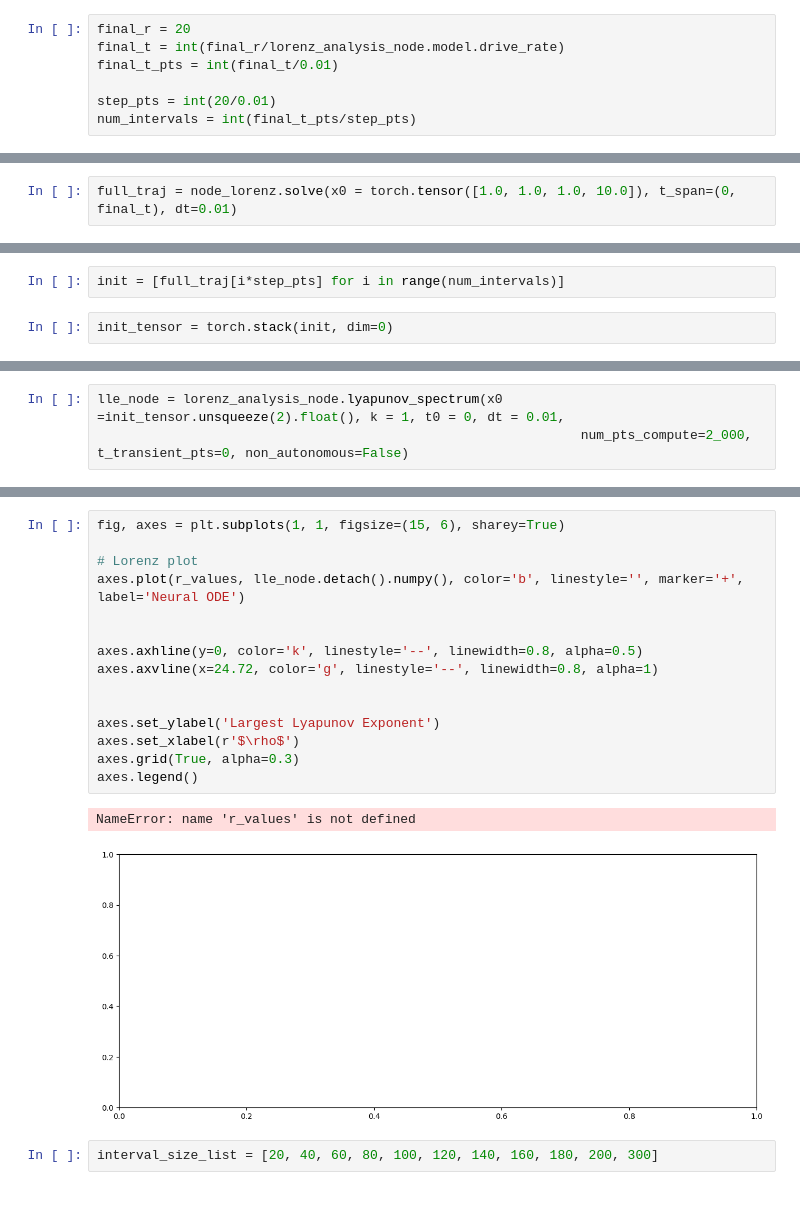
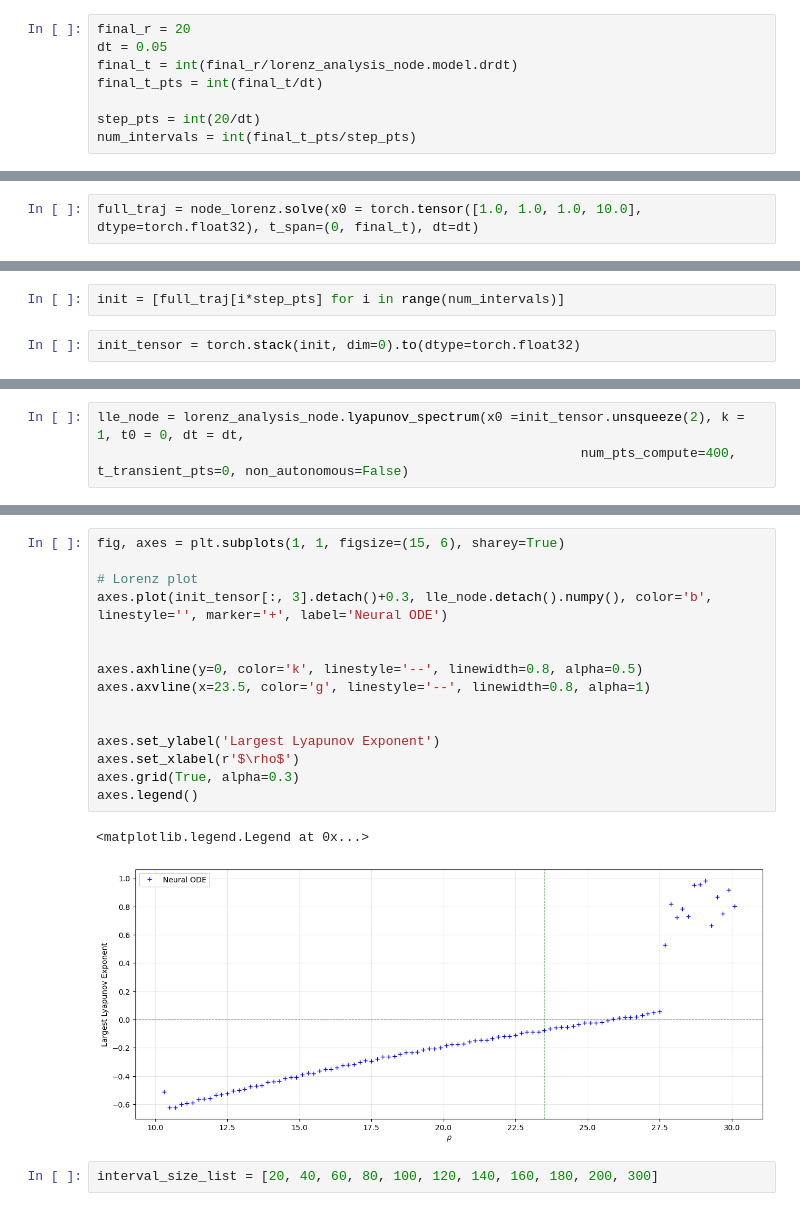
Before and after one commit to JPROSS18/JackRoss-PhD-Notes, a Jupyter notebook: NODE_Dynamic_Bifurcation_Parameter/Lyapunov_EWS_project/MovingAverageLyapunovExponents copy.ipynb, the cells around one changed output, grey strips where cells are left out. Cells and saved outputs as stored; diff of their text form.

Commit message:
Neural ODE work

```diff
--- a/NODE_Dynamic_Bifurcation_Parameter/Lyapunov_EWS_project/MovingAverageLyapunovExponents copy.ipynb
+++ b/NODE_Dynamic_Bifurcation_Parameter/Lyapunov_EWS_project/MovingAverageLyapunovExponents copy.ipynb
@@ -131,7 +145,8 @@ lorenz_analysis_node.model.drive_rate = 0.01
 # %%
 final_r = 20
-final_t = int(final_r/lorenz_analysis_node.model.drive_rate)
-final_t_pts = int(final_t/0.01)
+dt = 0.05
+final_t = int(final_r/lorenz_analysis_node.model.drdt)
+final_t_pts = int(final_t/dt)
 
-step_pts = int(20/0.01)
+step_pts = int(20/dt)
 num_intervals = int(final_t_pts/step_pts)
@@ -138,2 +174,2 @@ num_intervals = int(final_t_pts/step_pts)
 # %%
-full_traj = node_lorenz.solve(x0 = torch.tensor([1.0, 1.0, 1.0, 10.0]), t_span=(0, final_t), dt=0.01)
+full_traj = node_lorenz.solve(x0 = torch.tensor([1.0, 1.0, 1.0, 10.0], dtype=torch.float32), t_span=(0, final_t), dt=dt)
@@ -142,4 +176,4 @@ Error:
 # %%
 init = [full_traj[i*step_pts] for i in range(num_intervals)]
 # %%
-init_tensor = torch.stack(init, dim=0)
+init_tensor = torch.stack(init, dim=0).to(dtype=torch.float32)
@@ -152,3 +180,3 @@ torch.set_default_device("cpu")
 # %%
-lle_node = lorenz_analysis_node.lyapunov_spectrum(x0 =init_tensor.unsqueeze(2).float(), k = 1, t0 = 0, dt = 0.01,
-                                                              num_pts_compute=2_000, t_transient_pts=0, non_autonomous=False)
+lle_node = lorenz_analysis_node.lyapunov_spectrum(x0 =init_tensor.unsqueeze(2), k = 1, t0 = 0, dt = dt,
+                                                              num_pts_compute=400, t_transient_pts=0, non_autonomous=False)
@@ -166,20 +183,20 @@ tensor([10., 10., 10., 10., 10., 10., 10., 10., 10., 10., 10., 10., 10., 10.,
 # %%
 fig, axes = plt.subplots(1, 1, figsize=(15, 6), sharey=True)
 
 # Lorenz plot
-axes.plot(r_values, lle_node.detach().numpy(), color='b', linestyle='', marker='+', label='Neural ODE')
+axes.plot(init_tensor[:, 3].detach()+0.3, lle_node.detach().numpy(), color='b', linestyle='', marker='+', label='Neural ODE')
 
 
 axes.axhline(y=0, color='k', linestyle='--', linewidth=0.8, alpha=0.5)
-axes.axvline(x=24.72, color='g', linestyle='--', linewidth=0.8, alpha=1)
+axes.axvline(x=23.5, color='g', linestyle='--', linewidth=0.8, alpha=1)
 
 
 axes.set_ylabel('Largest Lyapunov Exponent')
 axes.set_xlabel(r'$\rho$')
 axes.grid(True, alpha=0.3)
 axes.legend()
 # %% [output]
-NameError: name 'r_values' is not defined
+<matplotlib.legend.Legend at 0x...>
-[figure, old version]
+[figure, new version]
 # %%
 interval_size_list = [20, 40, 60, 80, 100, 120, 140, 160, 180, 200, 300]
```
Also changed, not shown: parts of 24 cells of this notebook, 27 other files.
